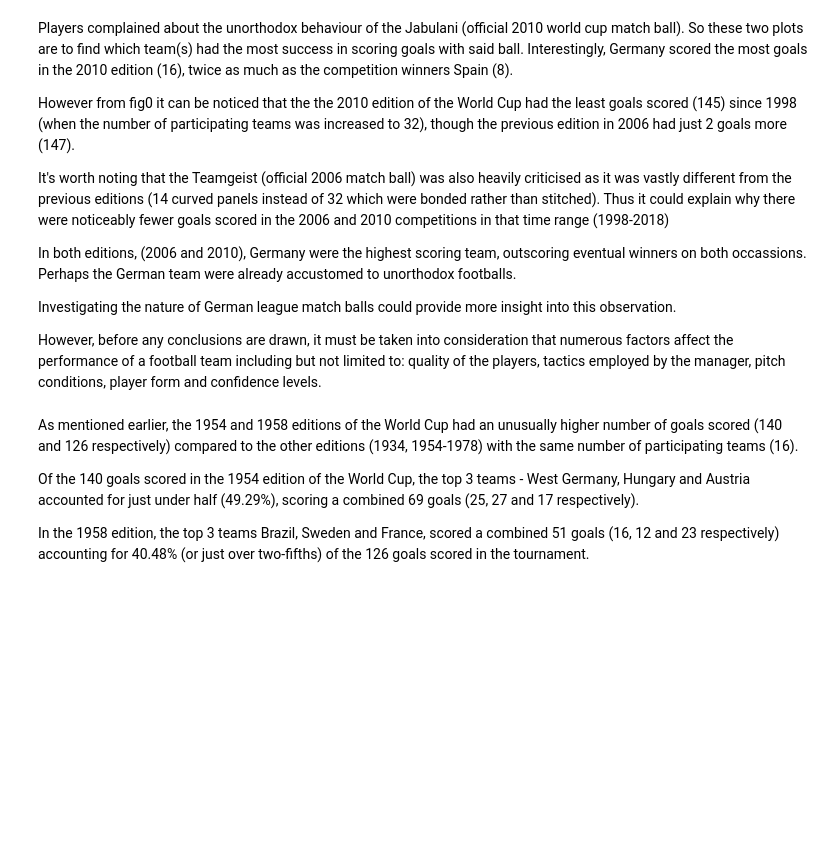
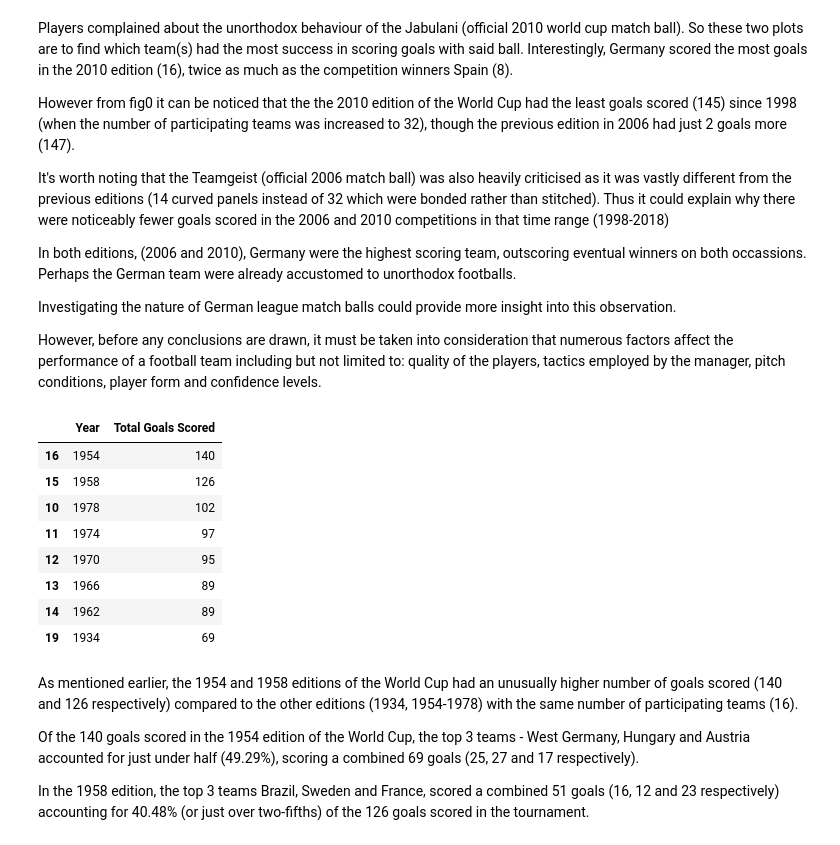
Before and after one commit to Binyoh1/FIFA-World-Cup-DataViz, a Jupyter notebook: notebook/fifa-world-cup-1930-2018.ipynb, the cells around one changed output. Saved outputs shown, nothing was run; the diff lists cells and outputs as text; code cells hidden in the pictures; blank space fills up the shorter version.

```diff
--- a/notebook/fifa-world-cup-1930-2018.ipynb
+++ b/notebook/fifa-world-cup-1930-2018.ipynb
@@ -579,6 +564,19 @@ config = dict({'scrollZoom': True})
 fig16 = px.bar(fifa_world_cup_1962_data, x="Team", y=["Goals For", "Goals Against"], title="Goals Scored & Conceded per Nation - 1962 World Cup", barmode="group", labels={"Team":"Team", "value":"Number of Goals", "variable":""}, width=700)
 fig16.update_xaxes(tickangle=-85)
 fig16
+# %%
+# World Cup editions with 16 participating teams arranged by number of goals scored
+wc_tournament_total_teams_and_goals.loc[wc_tournament_total_teams_and_goals["Number of Teams"] == 16, ["Year", "Total Goals Scored"]].sort_values("Total Goals Scored", ascending=False)
+# %% [output]
+|  | Year | Total Goals Scored |
+| 16 | 1954 | 140 |
+| 15 | 1958 | 126 |
+| 10 | 1978 | 102 |
+| 11 | 1974 | 97 |
+| 12 | 1970 | 95 |
+| 13 | 1966 | 89 |
+| 14 | 1962 | 89 |
+| 19 | 1934 | 69 |
 # %%
 config = dict({'scrollZoom': True})
 fig17 = px.bar(fifa_world_cup_1958_data, x="Team", y=["Goals For", "Goals Against"], title="Goals Scored & Conceded per Nation - 1958 World Cup", barmode="group", labels={"Team":"Team", "value":"Number of Goals", "variable":""}, width=700)
```
Also changed, not shown: parts of 11 cells of this notebook.
